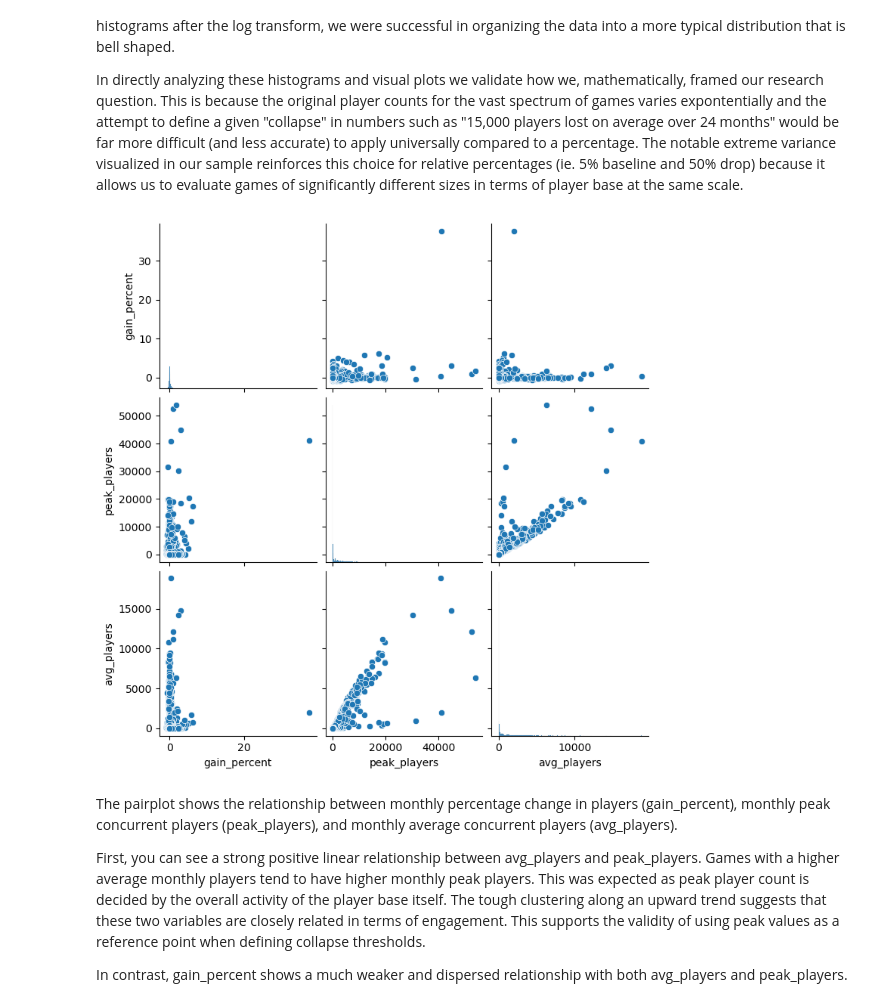
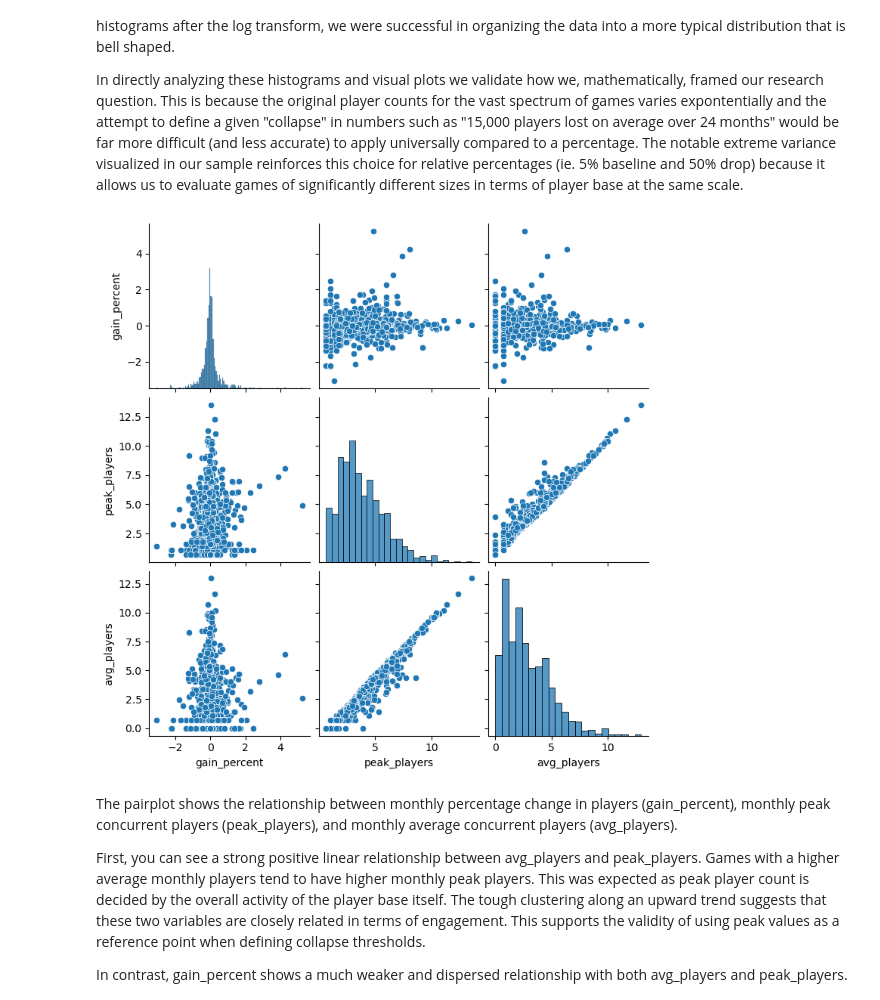
Before and after one commit to COGS108/Group107_WI26, a Jupyter notebook: 03-FinalProject.ipynb, the cells around one changed output. Drawn from its saved outputs; the diff is of its cells as text; code cells hidden in the pictures.

```diff
--- a/03-FinalProject.ipynb
+++ b/03-FinalProject.ipynb
@@ -304,8 +282,6 @@ Initially, observing our original histograms for each of the variables (`avg_pla
 
 In directly analyzing these histograms and visual plots we validate how we, mathematically, framed our research question. This is because the original player counts for the vast spectrum of games varies expontentially and the attempt to define a given "collapse" in numbers such as "15,000 players lost on average over 24 months" would be far more difficult (and less accurate) to apply universally compared to a percentage. The notable extreme variance visualized in our sample reinforces this choice for relative percentages (ie. 5% baseline and 50% drop) because it allows us to evaluate games of significantly different sizes in terms of player base at the same scale.
 # %%
-## YOUR CODE HERE
-## FEEL FREE TO ADD MULTIPLE CELLS PER SECTION
 #Separating df_clean into Categorical and Numerical Columns
 #Load the dataframe from previous checkpoint
 df_clean2 = pd.read_csv('data/02-processed/steamcharts.csv')
@@ -313,55 +289,38 @@ cat_df = df_clean2[['name','steam_appid','month']] #Categorical columns of our m
 num_df = df_clean2[['gain_percent', 'peak_players', 'avg_players']] #Numerical columns of our main df
 
 #Grabbing the 20 game names with most logged data
 games = df_clean2['name'].value_counts().head(20).index
 
 #New Datafram containing only the Top 20 most documented games
 df_top20 = df_clean2[df_clean2['name'].isin(games)]
 
 #Separating df_top20 columns into Categorical and Numerical
 cat_df_20 = df_top20[['name','steam_appid','month']] #Categorical columns of df_top20. Name/Steam_AppID categorize what game, and month categorizes the month the entry refers to.
 num_df_20 = df_top20[['gain_percent', 'peak_players', 'avg_players']] #Numerical columns of df_top20
 
 #for formating dates for necessary sorting (FOR TIME SERIES GRAPH)
 import warnings
 #makes df_top20 a copy (was running into issues with warning)
 df_top20 = df_top20.copy()
 
 #tells pandas how the date is to be formatted (%b = abbreviated month, %y = 2-digit year) (was running into many errors figuring this out)
 #stops it from thinking ie. Sep-25 means the year 25 (like 25 AD)
 df_top20['month'] = pd.to_datetime(df_top20['month'], format='%b-%y')
 
 #sorts the df_top20 dataset chronologically so the time-series track correctly
 df_top20 = df_top20.sort_values(by=['steam_appid', 'month'])
 
 #print(df_top20.shape)
 
 #-----------PLOTS-----------
-#The following commented out lines are plots that we could potentially use. (Do take note of the pairplot).
 
-#boxplot = sns.boxplot(data = df_top20)
+log_num_df = np.log1p(num_df) # We log transform the numerical columns of our main df so that when we do pairplot, it won't crash
 
-#percent_plot = sns.scatterplot(data = df_top20['gain_percent'])
-
-#avg_players_barplot = sns.barplot(data = df_top20, x='name', y='avg_players')
-#peak_players_barplot = sns.barplot(data = df_top20, x='name', y='peak_players')
-
-#lineplot = sns.lineplot(data=df_top20, x='month', y='avg_players', hue='name')
-#lineplot.legend(loc='upper left', bbox_to_anchor=(1.02, 1))
-
-pairplot = sns.pairplot(data=num_df_20) #IMPORTANT: Kernel Crashes due to overflow of data entries for num_df!! (Could be something of note for the writing?)
-
-#log_scale_histplot = sns.histplot(data=df_top20, x = 'avg_players', log_scale=True)
-
-#df_clean['avg_players'].sort_values().head(5)
-#df_clean['gain_percent'].sort_values().head(5)
-#df_clean['peak_players'].sort_values().head(5)
-
-max_avg = max(df_top20['avg_players'])
-max_gain = max(df_top20['gain_percent'])
-max_peak =  max(df_top20['peak_players'])
+# Due to the 600,000+ rows of observation in our dataset, we will only be taking a 1000 sample to plot the pair plot with
+# but a sample of 1000 should give us a good representation of the overall dataset and the relationship between the numerical variables.
+pairplot = sns.pairplot(data=log_num_df.sample(1000),diag_kind='hist')
 # %% [output]
-[figure, old version]
+[figure, new version]
 # %% [markdown]
 The pairplot shows the relationship between monthly percentage change in players (gain_percent), monthly peak concurrent players (peak_players), and monthly average concurrent players (avg_players).
 
```
Also changed, not shown: parts of 14 cells of this notebook.
